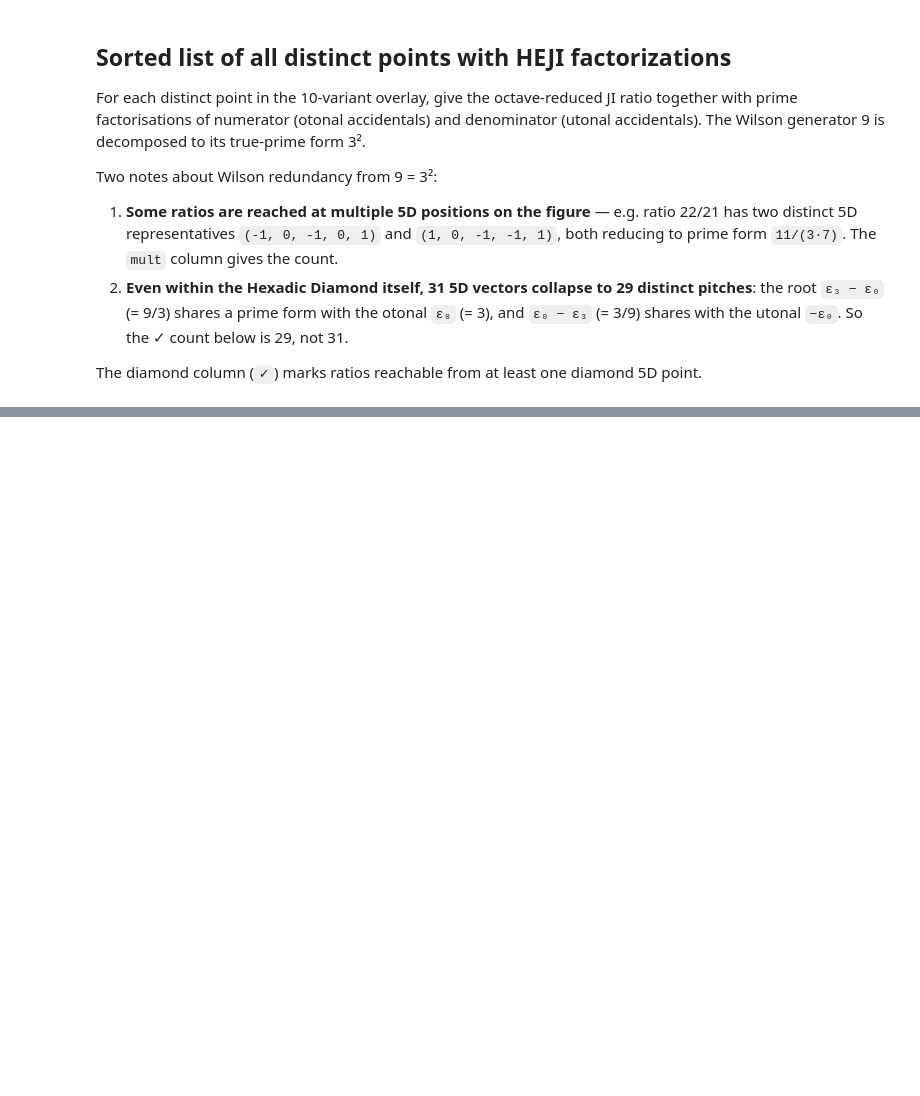
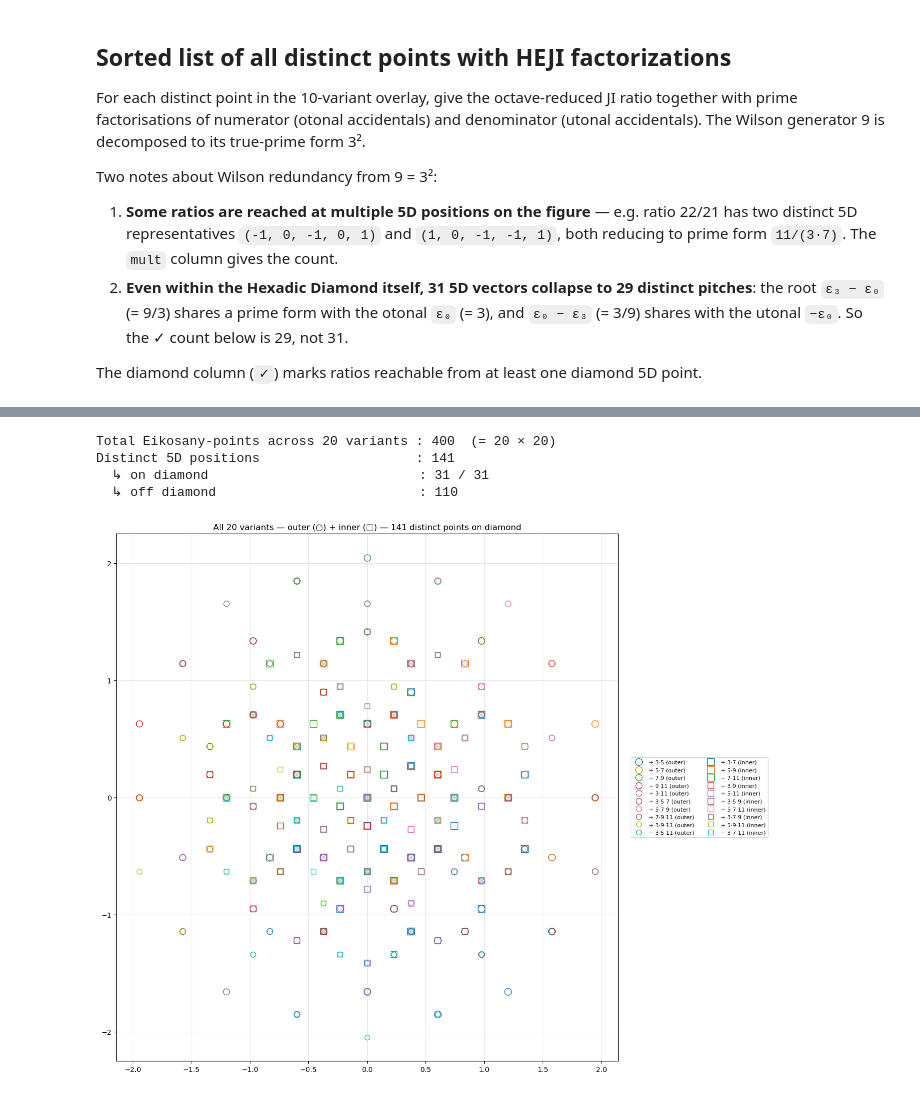
Before and after one commit to armandjbeaudoin/JI_tiling, a Jupyter notebook: notebooks/eikosany_diamond_coxeter.ipynb, the cells around one changed output, grey strips where cells are left out. Drawn from its saved outputs; the diff is of its cells as text; code cells hidden in the pictures; blank space fills up the shorter version.

```diff
--- a/notebooks/eikosany_diamond_coxeter.ipynb
+++ b/notebooks/eikosany_diamond_coxeter.ipynb
@@ -413,0 +641,52 @@ print(f'Distinct 5D positions    : {len(distinct)}'
+# %%
+# All 20 variants (10 outer + 10 inner) on a single plot.
+# Outer ring as circles, inner ring as squares; tab10 colormap reused for each.
+
+all_divisors = np.vstack([outer_ring_divisors, inner_ring_divisors])
+
+fig, ax = plt.subplots(figsize=(13, 13))
+xy_d = (proj @ diamond_5D.T).T
+xD_, yD_ = -xy_d[:, 1], xy_d[:, 0]
+ax.plot(xD_, yD_, '.', color='lightgrey', markersize=8, zorder=0)
+
+all_5D = []
+cmap = plt.cm.tab10
+
+for k, divisor in enumerate(all_divisors):
+    var_5D = eikosany_5D - divisor
+    xy_v   = (proj @ var_5D.T).T
+    xv_, yv_ = -xy_v[:, 1], xy_v[:, 0]
+
+    if k < 10:
+        color, marker, ring = cmap(k),       'o', 'outer'
+    else:
+        color, marker, ring = cmap(k - 10),  's', 'inner'
+
+    label = f'÷ {wilson_form(divisor)} ({ring})'
+    ax.plot(xv_, yv_, marker, markerfacecolor='none', markeredgecolor=color,
+            markersize=10 - (k % 10) * 0.3, markeredgewidth=1.0,
+            label=label, zorder=1 + k)
+
+    all_5D.extend(tuple(int(x) for x in row) for row in var_5D)
+
+unique_5D   = set(all_5D)
+on_diamond  = unique_5D & diamond_set
+off_diamond = unique_5D - diamond_set
+
+print(f'Total Eikosany-points across 20 variants : {len(all_5D)}  (= 20 × 20)')
+print(f'Distinct 5D positions                    : {len(unique_5D)}')
+print(f'  ↳ on diamond                           : {len(on_diamond)} / {len(diamond_set)}')
+print(f'  ↳ off diamond                          : {len(off_diamond)}')
+
+ax.set_aspect('equal')
+ax.grid(True, alpha=0.3)
+ax.legend(loc='center left', bbox_to_anchor=(1.02, 0.5), fontsize=8, ncol=2)
+ax.set_title(f'All 20 variants — outer (○) + inner (□) — {len(unique_5D)} distinct points on diamond')
+plt.tight_layout()
+plt.show()
+# %% [output]
+Total Eikosany-points across 20 variants : 400  (= 20 × 20)
+Distinct 5D positions                    : 141
+  ↳ on diamond                           : 31 / 31
+  ↳ off diamond                          : 110
+[figure, added]
```
Also changed, not shown: parts of 10 cells of this notebook, 3 other files.
